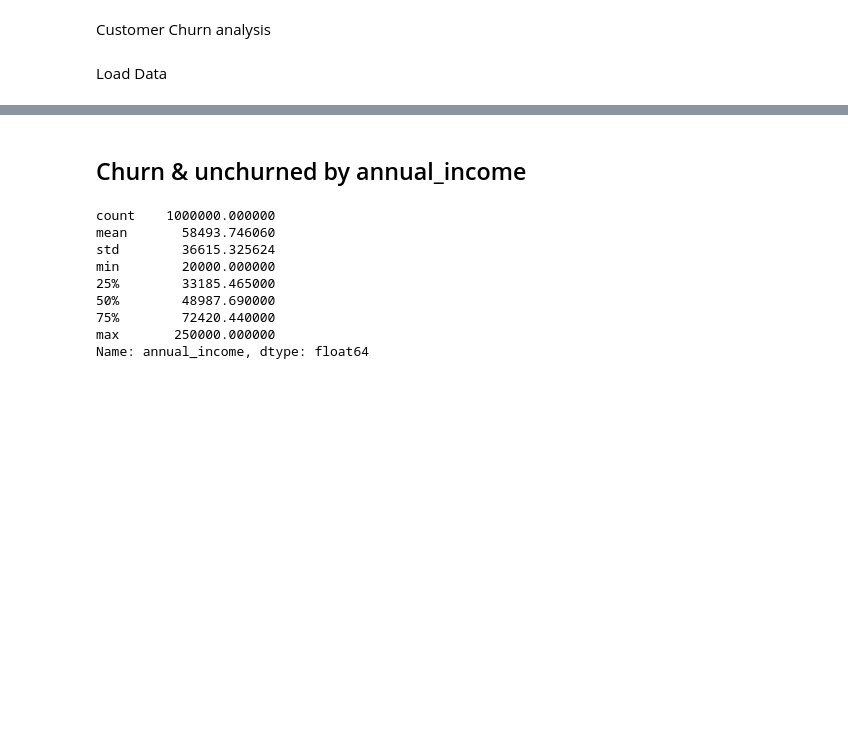
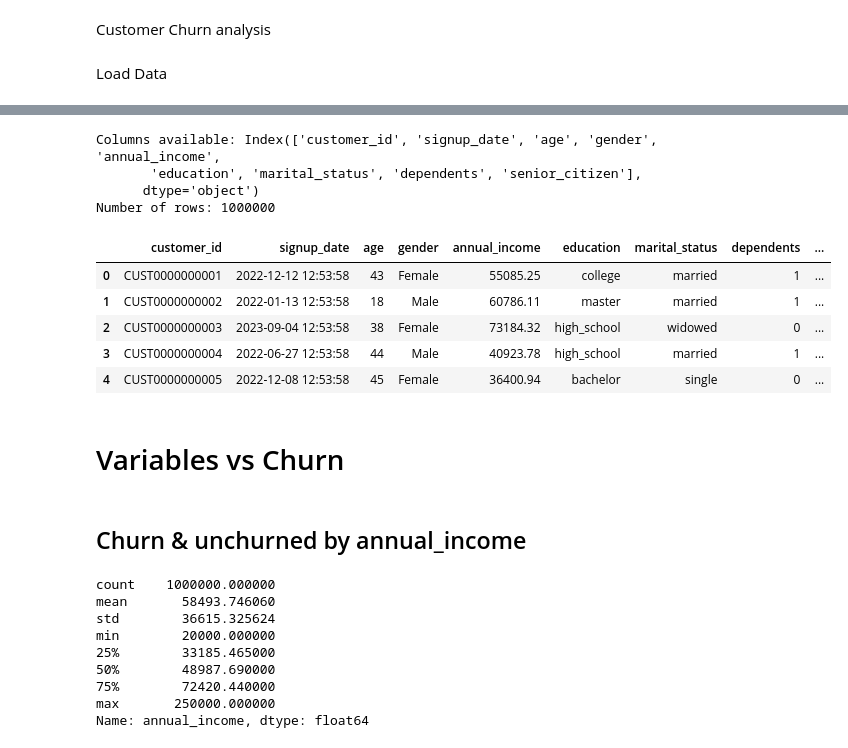
Before and after one commit to WXUXIN/BT4301-Project-Group-10, a Jupyter notebook: dataops/churn_eda.ipynb, the cells around one changed output, grey strips where cells are left out. Drawn from its saved outputs; the diff is of its cells as text; code cells hidden in the pictures; blank space fills up the shorter version.

```diff
--- a/dataops/churn_eda.ipynb
+++ b/dataops/churn_eda.ipynb
@@ -83,3 +88,24 @@ len(df)
+# %%
+query = """SELECT * FROM dim_customer"""
+
+df_cust = pd.read_sql(query, engine)
+print(f"Columns available: {df_cust.columns}")
+print(f"Number of rows: {len(df_cust)}")
+
+df_cust.head()
+# %% [output]
+Columns available: Index(['customer_id', 'signup_date', 'age', 'gender', 'annual_income',
+       'education', 'marital_status', 'dependents', 'senior_citizen'],
+      dtype='object')
+Number of rows: 1000000
+|  | customer_id | signup_date | age | gender | annual_income | education | marital_status | dependents | ... |
+| 0 | CUST0000000001 | 2022-12-12 12:53:58 | 43 | Female | 55085.25 | college | married | 1 | ... |
+| 1 | CUST0000000002 | 2022-01-13 12:53:58 | 18 | Male | 60786.11 | master | married | 1 | ... |
+| 2 | CUST0000000003 | 2023-09-04 12:53:58 | 38 | Female | 73184.32 | high_school | widowed | 0 | ... |
+| 3 | CUST0000000004 | 2022-06-27 12:53:58 | 44 | Male | 40923.78 | high_school | married | 1 | ... |
+| 4 | CUST0000000005 | 2022-12-08 12:53:58 | 45 | Female | 36400.94 | bachelor | single | 0 | ... |
+# %% [markdown]
+# Variables vs Churn
 # %% [markdown]
 ## Churn & unchurned by annual_income
 # %%
```
Also changed, not shown: parts of 24 cells of this notebook, 4 other files.
